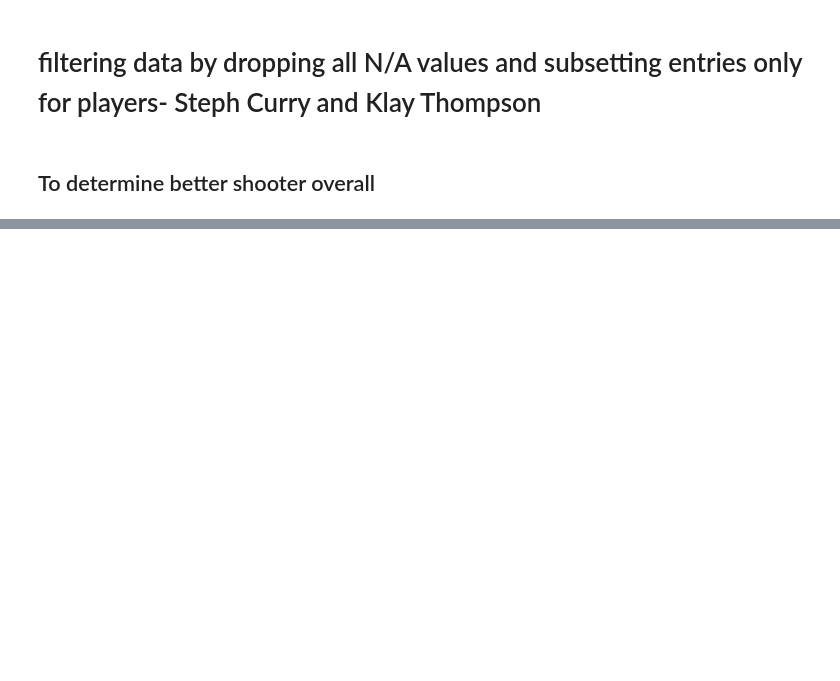
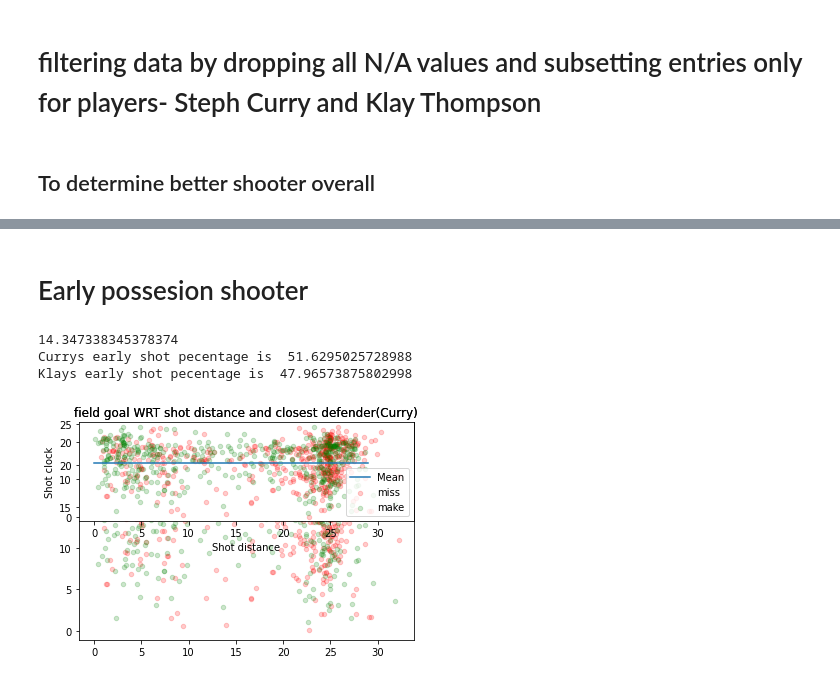
Before and after one commit to hari9-9/Basketball-analysis, a Jupyter notebook: data.ipynb, the cells around one changed output, grey strips where cells are left out. Drawn from its saved outputs; the diff is of its cells as text; code cells hidden in the pictures; blank space fills up the shorter version.

Commit message:
added Early possesion shooter

```diff
--- a/data.ipynb
+++ b/data.ipynb
@@ -21,6 +21,10 @@ train.dropna()
 train= train[(train['player_name']=='stephen curry') | (train['player_name']=='klay thompson')]
 curry_data = train[(train['player_name']=='stephen curry')]
 klay_data = train[(train['player_name']=='klay thompson')]
+plot_make_curry = curry_data[curry_data['FGM']==1]
+plot_miss_curry = curry_data[curry_data['FGM']==0]
+plot_make_klay = klay_data[klay_data['FGM']==1]
+plot_miss_klay = klay_data[klay_data['FGM']==0]
 # %% [markdown]
 ## To determine better shooter overall
 # %%
@@ -38,0 +46,43 @@ else:
+# %% [markdown]
+# Early possesion shooter
+# %%
+c_shotclk=curry_data['SHOT_CLOCK'].mean()
+k_shotclk=klay_data['SHOT_CLOCK'].mean()
+avg_shotclk=(c_shotclk+k_shotclk)/2
+print(avg_shotclk)
+curry_data_3pt=curry_data[curry_data['SHOT_CLOCK']>=avg_shotclk]
+count_makes_curry=len(curry_data_3pt[curry_data_3pt['FGM']==1])
+count_misses_curry=len(curry_data_3pt[curry_data_3pt['FGM']==0])
+fgm_percentage_curry=(count_makes_curry/(count_makes_curry+count_misses_curry))*100
+print("Currys early shot pecentage is ",fgm_percentage_curry)
+klay_data_3pt=klay_data[klay_data['SHOT_CLOCK']>=avg_shotclk]
+count_makes_klay=len(klay_data_3pt[klay_data_3pt['FGM']==1])
+count_misses_klay=len(klay_data_3pt[klay_data_3pt['FGM']==0])
+fgm_percentage_klay=(count_makes_klay/(count_makes_klay+count_misses_klay))*100
+print("Klays early shot pecentage is ",fgm_percentage_klay)
+if fgm_percentage_curry>fgm_percentage_klay:
+    merits['early possesion shooter:']=['Stephen Curry',fgm_percentage_curry,fgm_percentage_klay]
+else:
+    merits['early possesion shooter:']=['Klay Thompson',fgm_percentage_curry,fgm_percentage_klay]
+avg=[avg_shotclk]*30
+avgx=list(range(0, 30))
+fig = plt.figure()
+ax = fig.add_subplot(1,1,1)
+plt.title('field goal WRT shot distance and closest defender(Curry)')
+ax.scatter(plot_miss_curry['SHOT_DIST'],plot_miss_curry['SHOT_CLOCK'],color='red',label="miss",alpha=0.2,s=20)
+ax.scatter(plot_make_curry['SHOT_DIST'],plot_make_curry['SHOT_CLOCK'],color='green',label="make",alpha=0.2,s=20)
+ax.plot(avgx,avg, label='Mean')
+ax = fig.add_subplot(2,1,1)
+plt.title('field goal WRT shot distance and closest defender(Curry)')
+ax.scatter(plot_miss_curry['SHOT_DIST'],plot_miss_curry['SHOT_CLOCK'],color='red',label="miss",alpha=0.2,s=20)
+ax.scatter(plot_make_curry['SHOT_DIST'],plot_make_curry['SHOT_CLOCK'],color='green',label="make",alpha=0.2,s=20)
+ax.plot(avgx,avg, label='Mean')
+plt.xlabel('Shot distance')
+plt.ylabel('Shot clock')
+ax.legend()
+plt.show()
+# %% [output]
+14.347338345378374
+Currys early shot pecentage is  51.6295025728988
+Klays early shot pecentage is  47.96573875802998
+[figure, added]
```
Also changed, not shown: parts of 1 cell of this notebook, 1 other file.
